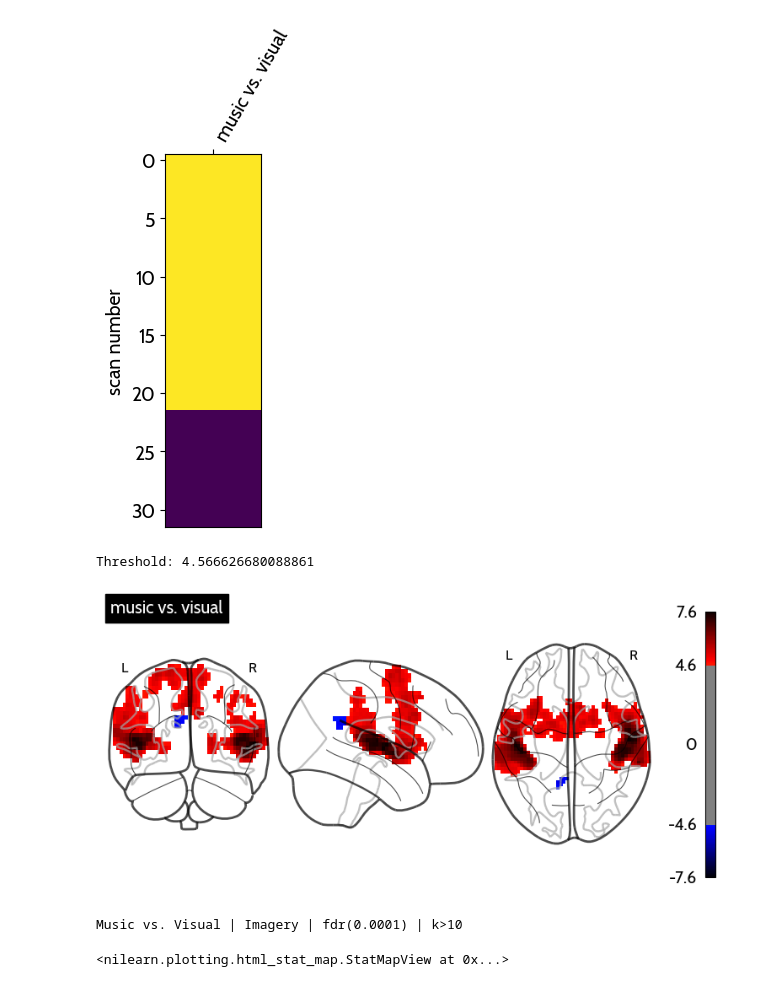
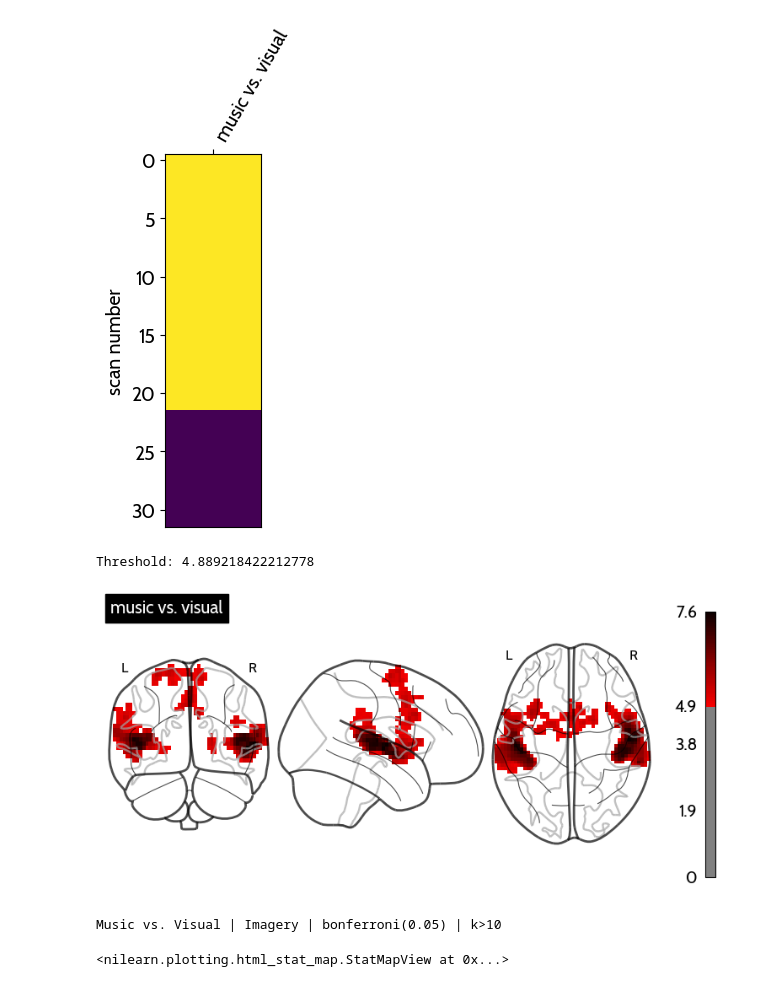
Before and after one commit to CIBIT-UC/musicnf-novelinterface, a Jupyter notebook: scripts/glm/CompareToVisual.ipynb, the cells around one changed output. Cells and saved outputs as stored; diff of their text form; code cells hidden in the pictures.

```diff
--- a/scripts/glm/CompareToVisual.ipynb
+++ b/scripts/glm/CompareToVisual.ipynb
@@ -70,33 +70,33 @@ stat_maps_unpaired = second_level_model_unpaired.compute_contrast(
 # %%
 from nilearn.glm import threshold_stats_img
 
-alpha = 0.0001
-hc = 'fdr'
+alpha = 0.05
+hc = 'bonferroni'
 ct = 10
 
 corrected_map, thres = threshold_stats_img(stat_maps_unpaired["z_score"],
                                            cluster_threshold=ct,
                                            alpha=alpha,
                                            height_control=hc)
 
 print(f"Threshold: {thres}")
 
 display = plotting.plot_glass_brain(
     corrected_map,
     threshold=thres,
     colorbar=True,
-    plot_abs=False,
+    #plot_abs=False,
     title="music vs. visual",
 )
 # %% [output]
-Threshold: 4.566626680088861
+Threshold: 4.889218422212778
-[figure, old version]
+[figure, new version]
 # %%
 #| label: fig-musicVSvisual-glm-map
 print(f"Music vs. Visual | Imagery | {hc}({alpha}) | k>{ct}")
 plotting.view_img(corrected_map, threshold=thres, colorbar=True)
 # %% [output]
-Music vs. Visual | Imagery | fdr(0.0001) | k>10
+Music vs. Visual | Imagery | bonferroni(0.05) | k>10
 <nilearn.plotting.html_stat_map.StatMapView at 0x...>
 # %%
 #| label: tab-musicVSvisual-glm-clusters
```
Also changed, not shown: parts of 3 cells of this notebook, 5 other files.
